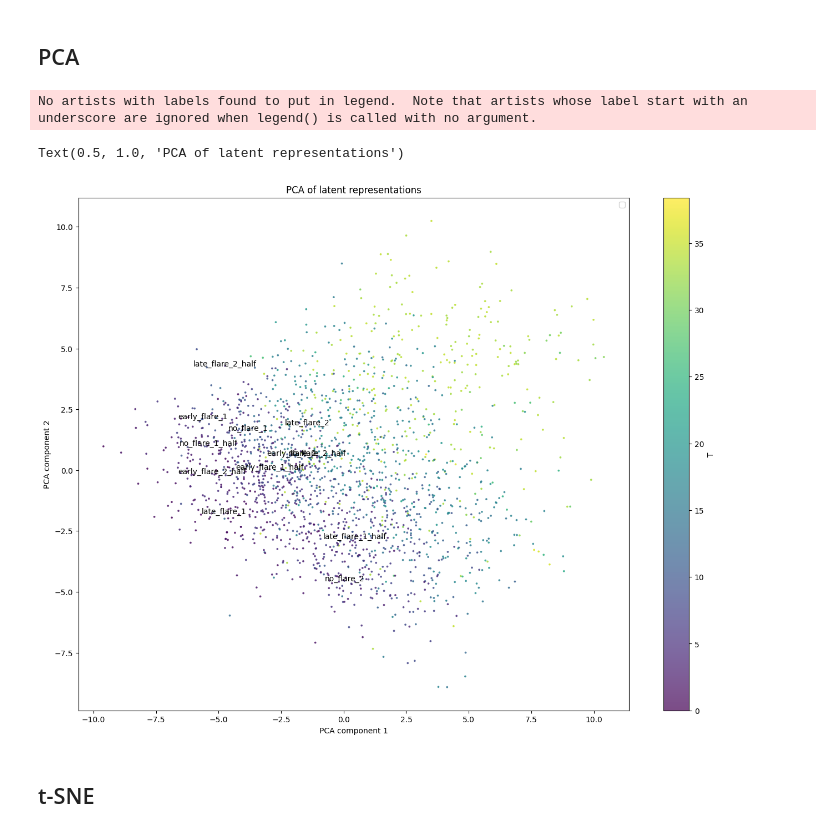
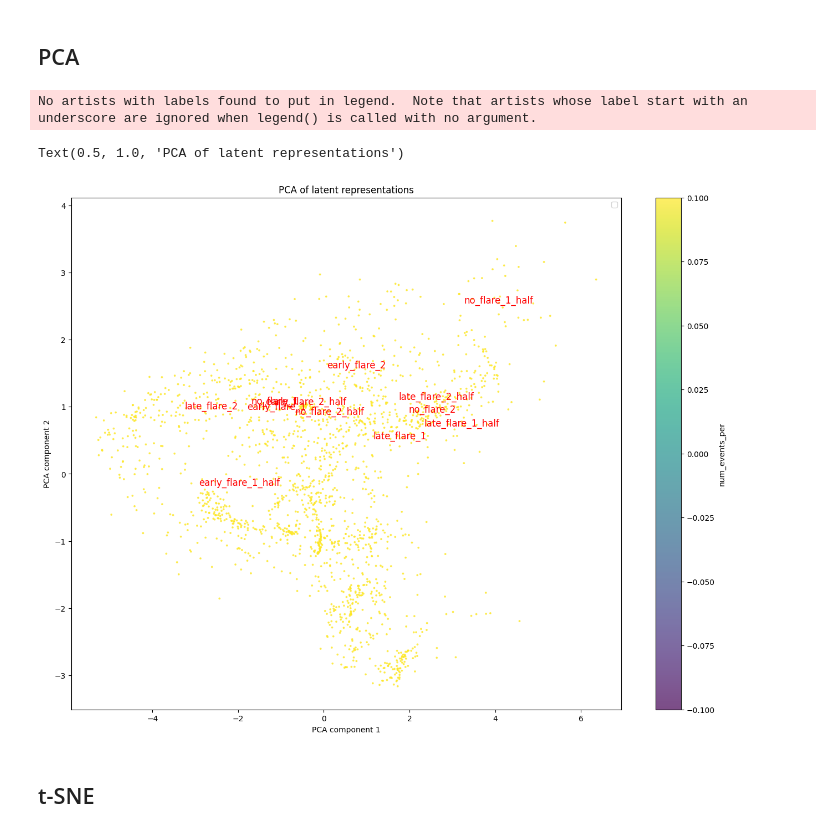
Before and after one commit to villrv/ppae, a Jupyter notebook: chandra_visualization.ipynb, the cells around one changed output. Drawn from its saved outputs; the diff is of its cells as text; code cells hidden in the pictures.

```diff
--- a/chandra_visualization.ipynb
+++ b/chandra_visualization.ipynb
@@ -11,10 +11,10 @@ else:
 # %%
 #### Load true and false flares data
 # Load dataframes
-true_flares_df = pd.read_csv('../Chandra_data/trueflares.csv')
-false_flares_df = pd.read_csv('../Chandra_data/falseflares.csv')
-true_flares_df = true_flares_df[['time','energy','obsreg_id']]
-false_flares_df = false_flares_df[['time','energy','obsreg_id']]
+true_flares_df_raw = pd.read_csv('../Chandra_data/trueflares.csv')
+false_flares_df_raw = pd.read_csv('../Chandra_data/falseflares.csv')
+true_flares_df = true_flares_df_raw[['time','energy','obsreg_id']]
+false_flares_df = false_flares_df_raw[['time','energy','obsreg_id']]
 
 # Convert to data dictionary
 d = true_flares_df.groupby('obsreg_id').apply(lambda group: (1,np.array(group[['time', 'energy']]))).to_dict()
@@ -23,22 +23,40 @@ d.update(false_flares_df.groupby('obsreg_id').apply(lambda group: (0,np.array(gr
 # Prepare for data, drop the outliers
 data_lst = []
 lengths = []
+lengths_true = []
+Ts_true = []
 Ts = []
+lengths_false = []
+Ts_false = []
 length_threshold = 5000
 T_threshold = 250000
+T_threshold_low = 43200
 t_scale = 5000
+num_flares = 436
+i_flare = 0
 for key in list(d.keys()):
     event_class = d[key][0]
     event_list = d[key][1]
-    length = len(event_list)
     event_list[:,0] = event_list[:,0] - min(event_list[:,0])
     T = max(event_list[:,0]) - min(event_list[:,0])
-    if length > length_threshold or T > T_threshold:
+    length = len(event_list)
+    if T > T_threshold or length > length_threshold:
         continue
     else:
         lengths.append(length)
         Ts.append(T)
+        if event_class == 1:
+            lengths_true.append(length)
+            Ts_true.append(T)
+        else:
+            lengths_false.append(length)
+            Ts_false.append(T)
         data_lst.append({'class':event_class,'event_list':event_list})
+
 lengths = np.array(lengths)
 Ts = np.array(Ts)
+lengths_true = np.array(lengths_true)
+Ts_true = np.array(Ts_true)
+lengths_false = np.array(lengths_false)
+Ts_false = np.array(Ts_false)
 # %%
@@ -90,7 +111,7 @@ E_bins = 13
 encoding = PositionalEncoding(num_freqs=num_freqs)
 model = AutoEncoder('lstm', num_latent, encoding, hidden_size=512, E_bins=E_bins, lam_TV=0.2, lam_latent=0,
                         d_encoder_model=48, nhead=4, dim_feedforward=512)
-model.load_state_dict(torch.load('../models/lstm_800epochs_lamTV02.pth'));
+model.load_state_dict(torch.load('../experiments/lstm_800epochs_lamTV02_B16_lr1e-3_tol200_samelength/model.pth'));
 model.to(device);
 # %%
 # Test data, currently just the training data
@@ -119,11 +140,14 @@ collated_outputs['num_events_per'] = collated_outputs['num_events'] / collated_o
 # %% [markdown]
 ## PCA
 # %%
-metric = 'T'
+metric = 'num_events_per'
 
 # Continuous metric
 ##### PCA
 from sklearn.decomposition import PCA
+
+
+
 pca = PCA(n_components=2)
 z = collated_outputs['latent']
 embedding = pca.fit_transform(z)
@@ -147,38 +171,38 @@ special_labels = {'late_flare_1':22,
                  'no_flare_2_half':614+N,}
 for k, v in special_labels.items():
     x, y = embedding[v, :]  # 15th point (indexing starts from 0)
-    plt.annotate(k, (x, y), textcoords="offset points", xytext=(0,0), ha='center')
+    plt.annotate(k, (x, y), textcoords="offset points", xytext=(0,0), ha='center',color='red', fontsize=12)
 
 plt.xlabel('PCA component 1')
 plt.ylabel('PCA component 2')
 plt.legend(loc='best')
 plt.title('PCA of latent representations')
-# plt.savefig(f'../plots/PCA_{metric}.png')
+# # plt.savefig(f'../plots/PCA_{metric}.png')
 
 
 # pca = PCA(n_components=2)
 # z = collated_outputs['latent']
 # embedding = pca.fit_transform(z)
 
 # # Define binary color map
 # colors = ['red', 'blue']  # Choose colors that suit your preference
 # labels = ['Group 0', 'Group 1']  # Replace with meaningful group names
 
 # plt.figure(figsize=(8, 6))
 # for group in [0, 1]:
 #     idx = (collated_outputs[metric] == group)
 #     plt.scatter(embedding[idx, 0], embedding[idx, 1], c=colors[group], label=labels[group],
 #                 alpha=0.7, marker='o', s=3)
 
 # plt.xlabel('PCA component 1')
 # plt.ylabel('PCA component 2')
 # plt.legend(loc='best')
 # plt.title('PCA of latent representations')
-# plt.savefig(f'../plots/PCA_{metric}.png')
+# plt.savefig(f'../plots/PCA_original_{metric}.png')
 # %% [output]
 No artists with labels found to put in legend.  Note that artists whose label start with an underscore are ignored when legend() is called with no argument.
 Text(0.5, 1.0, 'PCA of latent representations')
-[figure, old version]
+[figure, new version]
 # %% [markdown]
 ## t-SNE
 # %%
```
Also changed, not shown: parts of 4 cells of this notebook, 7 other files.
